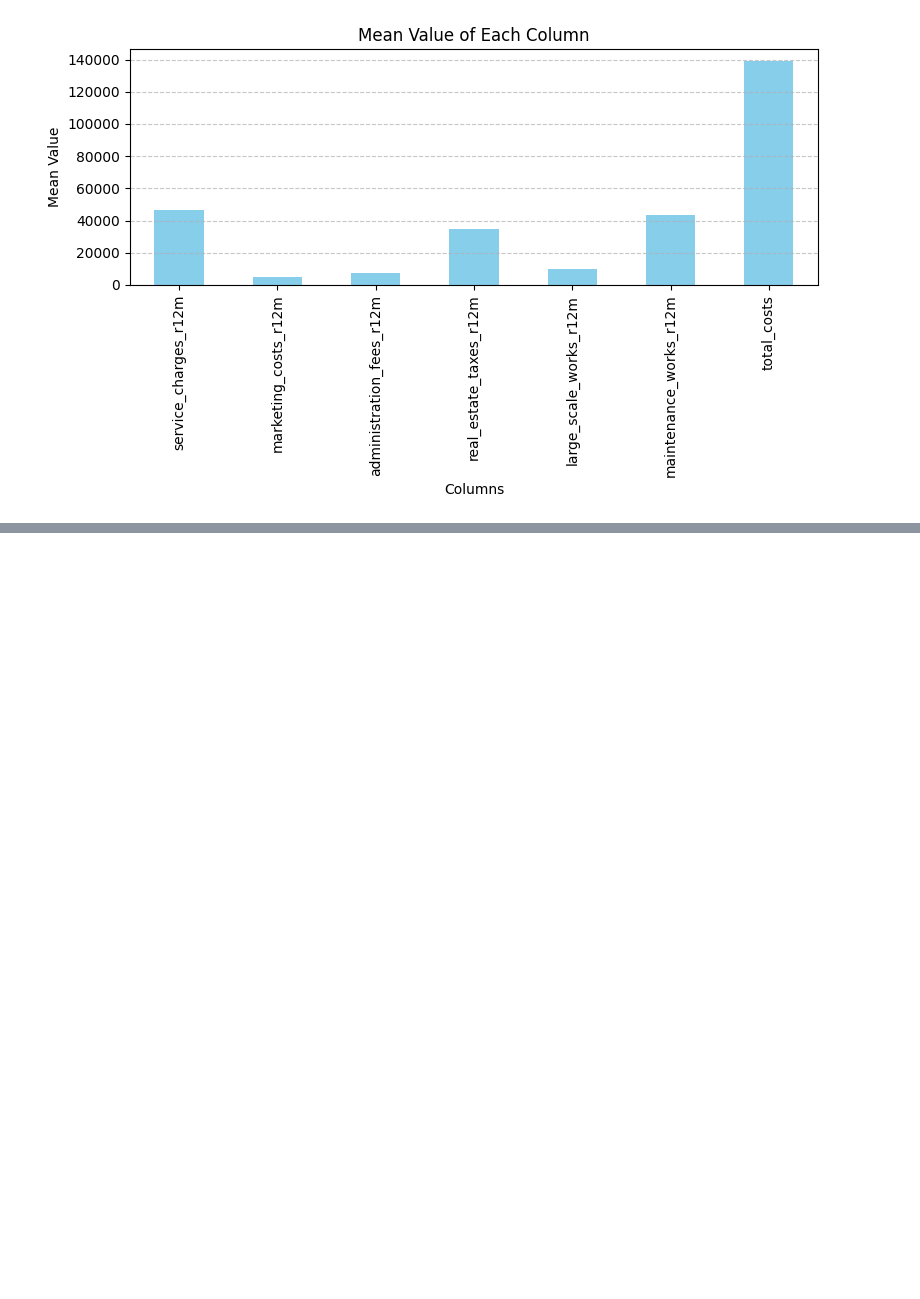
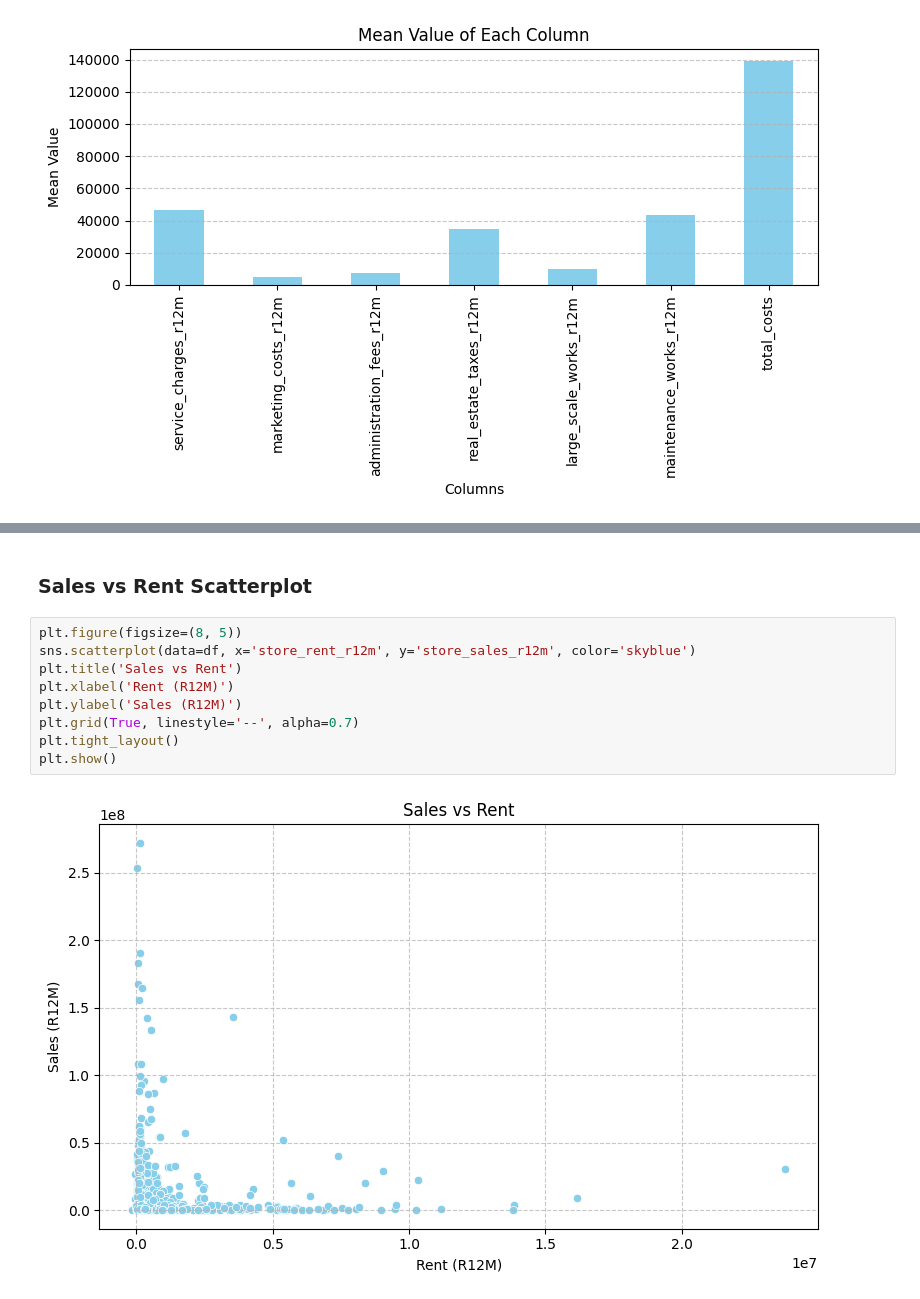
Before and after one commit to tesscln/URW_datachallenge, a Jupyter notebook: notebooks/merge_tess_2nd_dataset.ipynb, the cells around one changed output, grey strips where cells are left out. Saved outputs shown, nothing was run; the diff lists cells and outputs as text; blank space fills up the shorter version.

```diff
--- a/notebooks/merge_tess_2nd_dataset.ipynb
+++ b/notebooks/merge_tess_2nd_dataset.ipynb
@@ -109,0 +142,13 @@ plt.show()
+# %% [markdown]
+### Sales vs Rent Scatterplot
+# %%
+plt.figure(figsize=(8, 5))
+sns.scatterplot(data=df, x='store_rent_r12m', y='store_sales_r12m', color='skyblue')
+plt.title('Sales vs Rent')
+plt.xlabel('Rent (R12M)')
+plt.ylabel('Sales (R12M)')
+plt.grid(True, linestyle='--', alpha=0.7)
+plt.tight_layout()
+plt.show()
+# %% [output]
+[figure, added]
```
Also changed, not shown: parts of 15 cells of this notebook.
